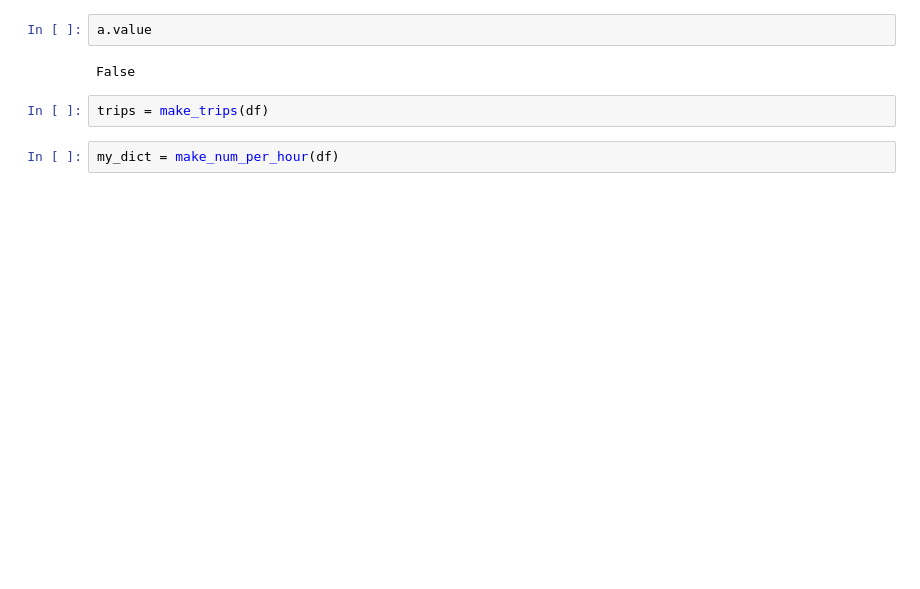
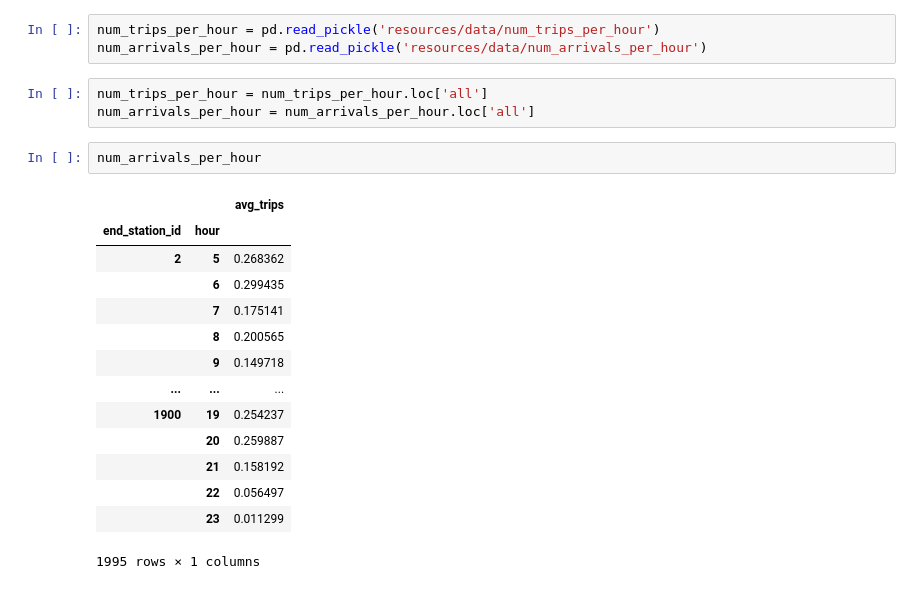
Before and after one commit to SverreFL/bysykkel, a Jupyter notebook: Untitled1.ipynb, the cells around one changed output. Drawn from its saved outputs; the diff is of its cells as text; blank space fills up the shorter version.

```diff
--- a/Untitled1.ipynb
+++ b/Untitled1.ipynb
@@ -55,8 +16,23 @@ a
-# %%
-a.value
-# %% [output]
-False
-# %%
-trips = make_trips(df)
-# %%
-my_dict = make_num_per_hour(df)
+# %%
+num_trips_per_hour = pd.read_pickle('resources/data/num_trips_per_hour')
+num_arrivals_per_hour = pd.read_pickle('resources/data/num_arrivals_per_hour')
+# %%
+num_trips_per_hour = num_trips_per_hour.loc['all']
+num_arrivals_per_hour = num_arrivals_per_hour.loc['all']
+# %%
+num_arrivals_per_hour
+# %% [output]
+|  |  | avg_trips |
+| end_station_id | hour |  |
+| 2 | 5 | 0.268362 |
+|  | 6 | 0.299435 |
+|  | 7 | 0.175141 |
+|  | 8 | 0.200565 |
+|  | 9 | 0.149718 |
+| ... | ... | ... |
+| 1900 | 19 | 0.254237 |
+|  | 20 | 0.259887 |
+|  | 21 | 0.158192 |
+|  | 22 | 0.056497 |
+|  | 23 | 0.011299 |
+1995 rows × 1 columns
```
Also changed, not shown: parts of 23 cells of this notebook, 19 other files.
